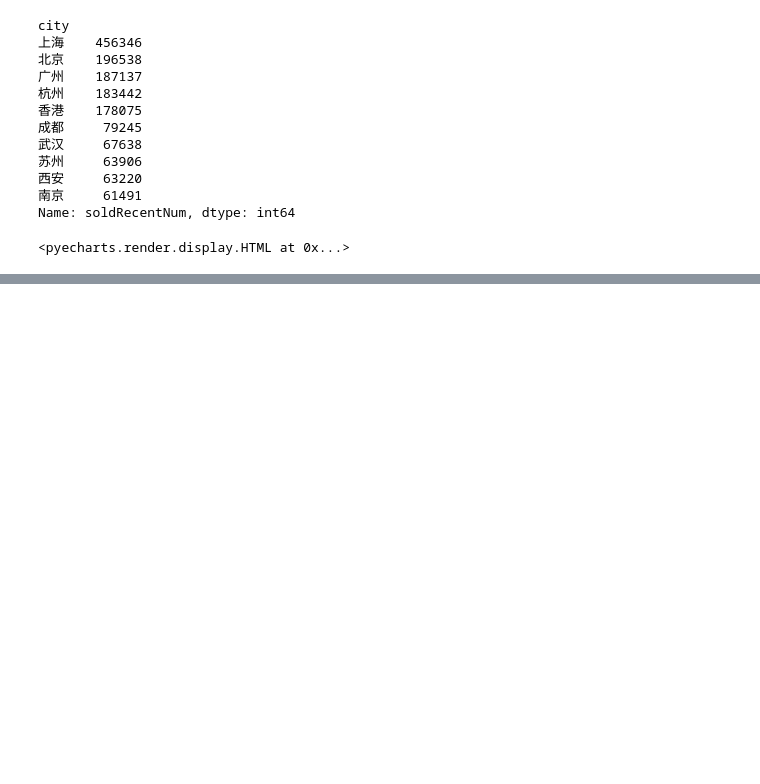
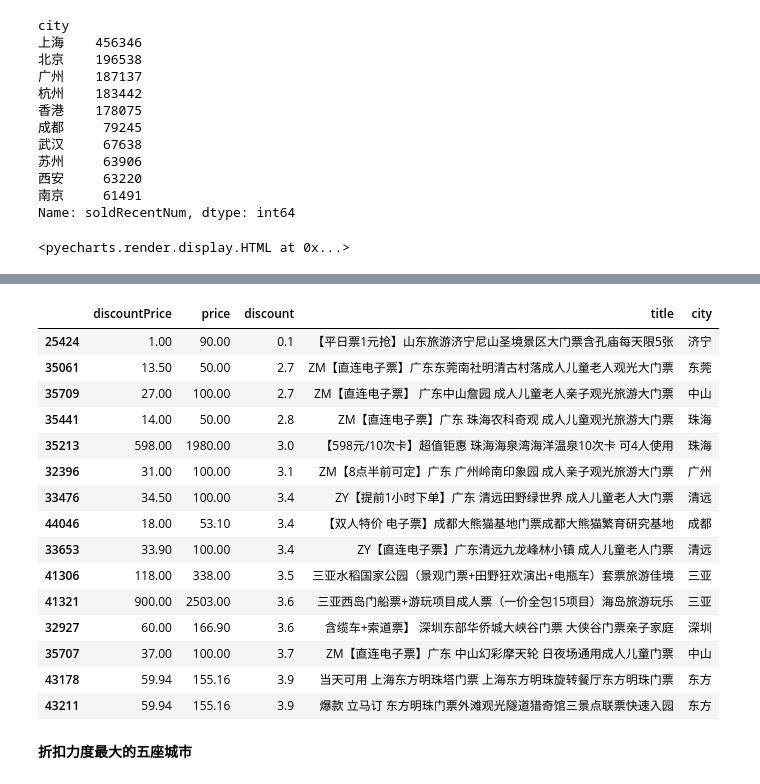
Before and after one commit to hy59/py4interesting, a Jupyter notebook: Flypig/各地景点分析.ipynb, the cells around one changed output, grey strips where cells are left out. Saved outputs shown, nothing was run; the diff lists cells and outputs as text; code cells hidden in the pictures; blank space fills up the shorter version.

```diff
--- a/Flypig/各地景点分析.ipynb
+++ b/Flypig/各地景点分析.ipynb
@@ -233,0 +273,3 @@ bar.render_notebook()
+# %%
+data_final['discount'] = np.round(
+    (1-(data_final['price']-data_final['discountPrice'])/data_final['price'])*10, 1)
@@ -233,0 +285,24 @@ bar.render_notebook()
+# %%
+dis_data = data_final.sort_values(
+    by='discount')[['discountPrice', 'price', 'discount', 'title', 'city']]
+# %%
+dis_data.head(15)
+# %% [output]
+|  | discountPrice | price | discount | title | city |
+| 25424 | 1.00 | 90.00 | 0.1 | 【平日票1元抢】山东旅游济宁尼山圣境景区大门票含孔庙每天限5张 | 济宁 |
+| 35061 | 13.50 | 50.00 | 2.7 | ZM【直连电子票】广东东莞南社明清古村落成人儿童老人观光大门票 | 东莞 |
+| 35709 | 27.00 | 100.00 | 2.7 | ZM【直连电子票】 广东中山詹园 成人儿童老人亲子观光旅游大门票 | 中山 |
+| 35441 | 14.00 | 50.00 | 2.8 | ZM【直连电子票】广东 珠海农科奇观 成人儿童观光旅游大门票 | 珠海 |
+| 35213 | 598.00 | 1980.00 | 3.0 | 【598元/10次卡】超值钜惠 珠海海泉湾海洋温泉10次卡 可4人使用 | 珠海 |
+| 32396 | 31.00 | 100.00 | 3.1 | ZM【8点半前可定】广东 广州岭南印象园 成人亲子观光旅游大门票 | 广州 |
+| 33476 | 34.50 | 100.00 | 3.4 | ZY【提前1小时下单】广东 清远田野绿世界 成人儿童老人大门票 | 清远 |
+| 44046 | 18.00 | 53.10 | 3.4 | 【双人特价 电子票】成都大熊猫基地门票成都大熊猫繁育研究基地 | 成都 |
+| 33653 | 33.90 | 100.00 | 3.4 | ZY【直连电子票】广东清远九龙峰林小镇 成人儿童老人门票 | 清远 |
+| 41306 | 118.00 | 338.00 | 3.5 | 三亚水稻国家公园（景观门票+田野狂欢演出+电瓶车）套票旅游佳境 | 三亚 |
+| 41321 | 900.00 | 2503.00 | 3.6 | 三亚西岛门船票+游玩项目成人票（一价全包15项目）海岛旅游玩乐 | 三亚 |
+| 32927 | 60.00 | 166.90 | 3.6 | 含缆车+索道票】 深圳东部华侨城大峡谷门票 大侠谷门票亲子家庭 | 深圳 |
+| 35707 | 37.00 | 100.00 | 3.7 | ZM【直连电子票】广东 中山幻彩摩天轮 日夜场通用成人儿童门票 | 中山 |
+| 43178 | 59.94 | 155.16 | 3.9 | 当天可用 上海东方明珠塔门票 上海东方明珠旋转餐厅东方明珠门票 | 东方 |
+| 43211 | 59.94 | 155.16 | 3.9 | 爆款 立马订 东方明珠门票外滩观光隧道猎奇馆三景点联票快速入园 | 东方 |
+# %% [markdown]
+**折扣力度最大的五座城市**
```
Also changed, not shown: parts of 13 cells of this notebook.
